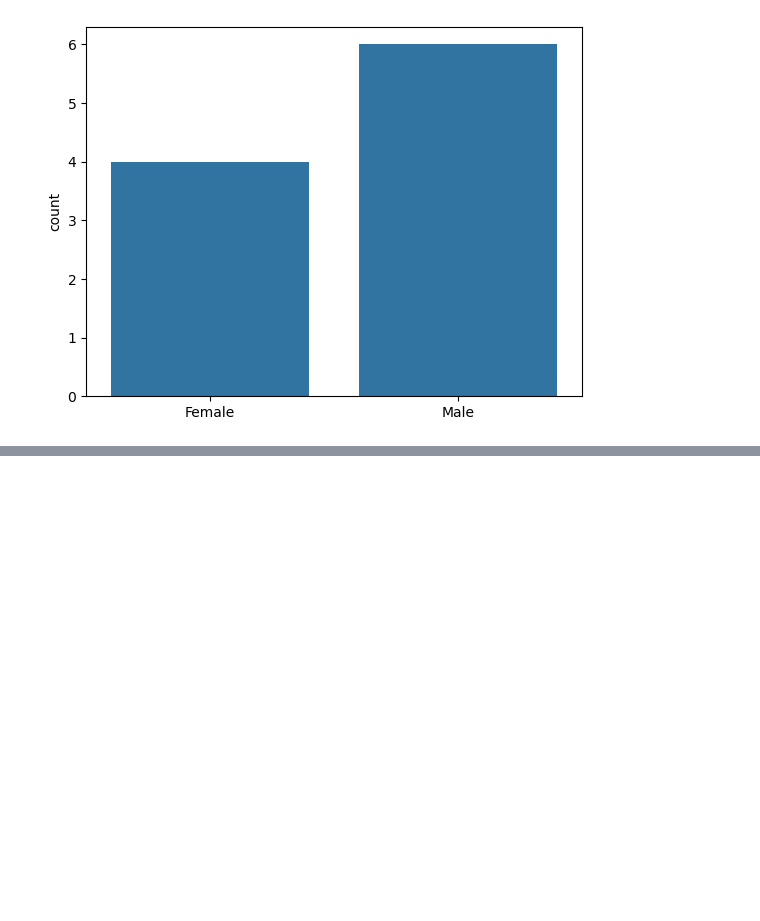
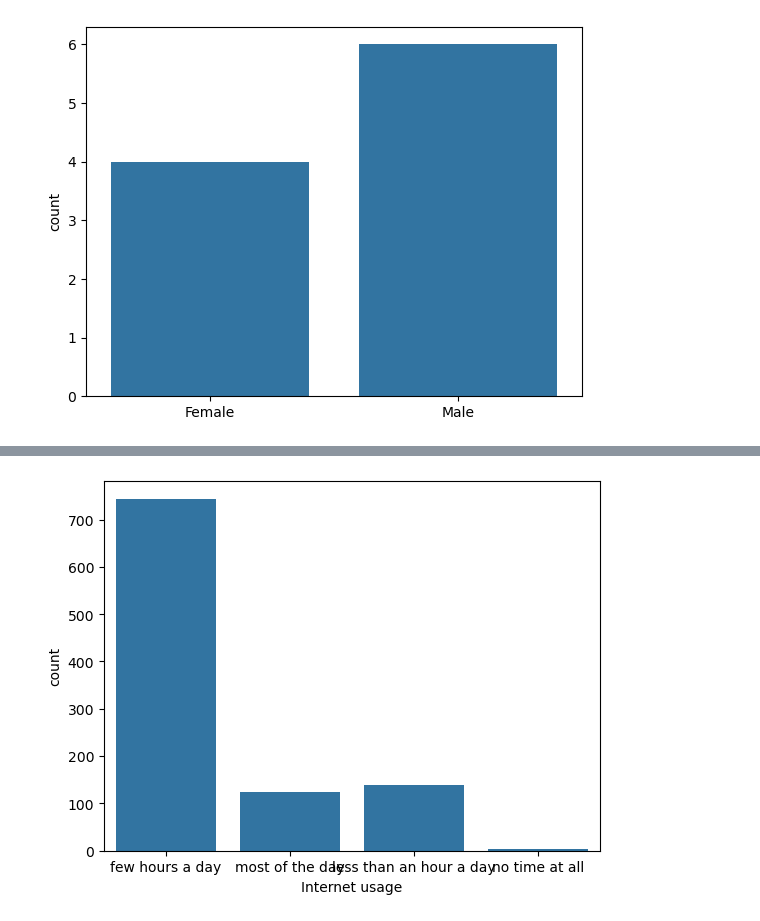
Before and after one commit to Khai-Jones/Data-Camp, a Jupyter notebook: Introduction to Data Vizualization with Seaborn/Introduction to Seaborn.ipynb, the cells around one changed output, grey strips where cells are left out. Cells and saved outputs as stored; diff of their text form; code cells hidden in the pictures; blank space fills up the shorter version.

Commit message:
Updated Seaborn Course

```diff
--- a/Introduction to Data Vizualization with Seaborn/Introduction to Seaborn.ipynb
+++ b/Introduction to Data Vizualization with Seaborn/Introduction to Seaborn.ipynb
@@ -19,0 +31,9 @@ plt.show()
+# %%
+import matplotlib.pyplot as plt
+import seaborn as sns
+df = pd.read_csv("/home/khaijones/Data-Camp/Introduction to Data Vizualization with Seaborn/young-people-survey-responses.csv")
+sns.countplot(x="Internet usage", data=df)
+
+plt.show()
+# %% [output]
+[figure, added]
```
Also changed, not shown: parts of 5 cells of this notebook, 6 other files.
